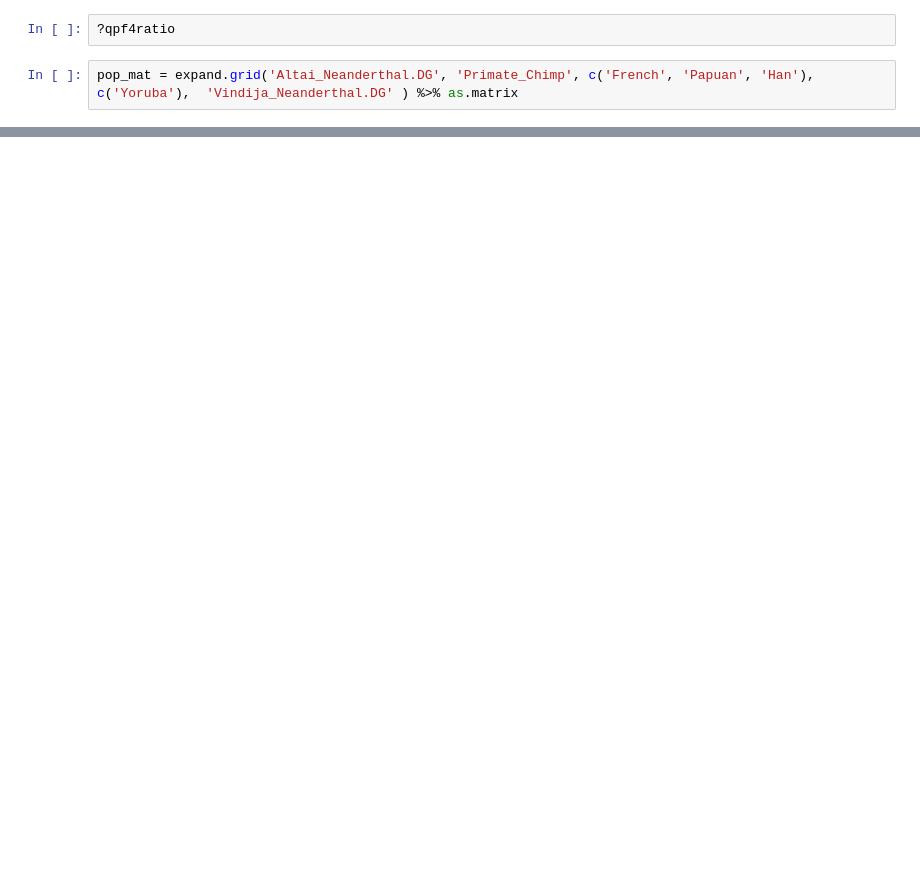
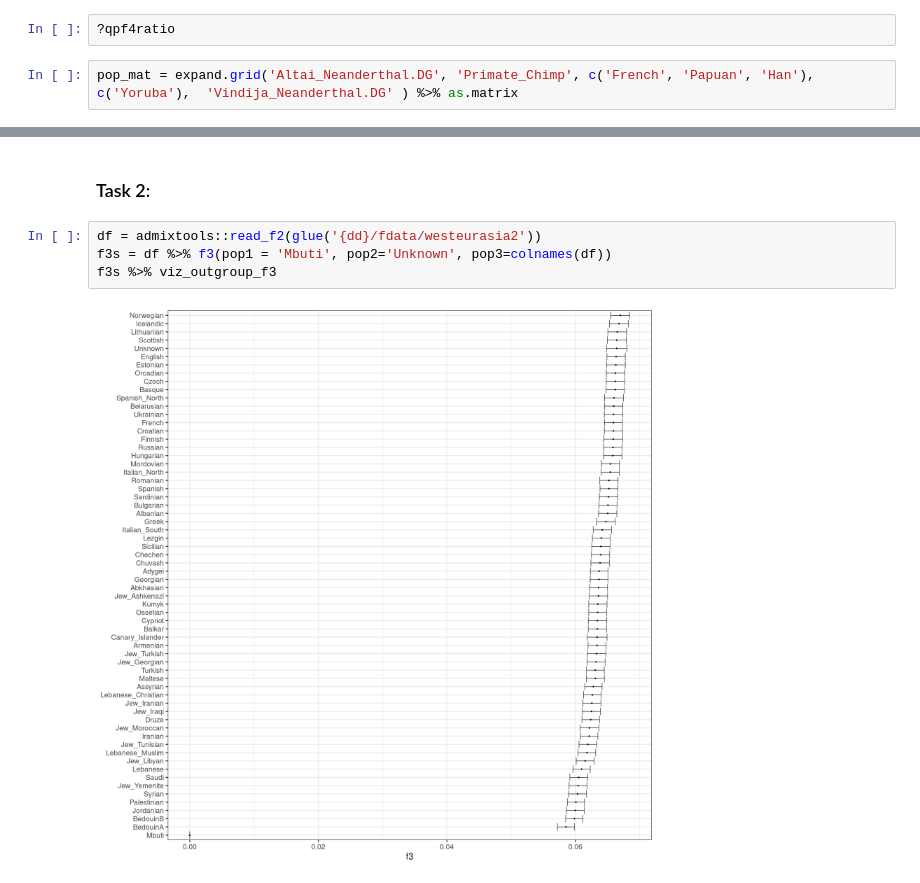
Before and after one commit to popgenDK/courses, a Jupyter notebook: summer2023/DfFstats/popgen23_f_stats.ipynb, the cells around one changed output, grey strips where cells are left out. Saved outputs shown, nothing was run; the diff lists cells and outputs as text; blank space fills up the shorter version.

```diff
--- a/summer2023/DfFstats/popgen23_f_stats.ipynb
+++ b/summer2023/DfFstats/popgen23_f_stats.ipynb
@@ -240,0 +255,8 @@ pop_mat = expand.grid('Altai_Neanderthal.DG', 'Primate_Chimp', c('French', 'Papu
+# %% [markdown]
+### Task 2:
+# %%
+df = admixtools::read_f2(glue('{dd}/fdata/westeurasia2'))
+f3s = df %>% f3(pop1 = 'Mbuti', pop2='Unknown', pop3=colnames(df))
+f3s %>% viz_outgroup_f3
+# %% [output]
+[figure, added]
```
Also changed, not shown: parts of 13 cells of this notebook.
